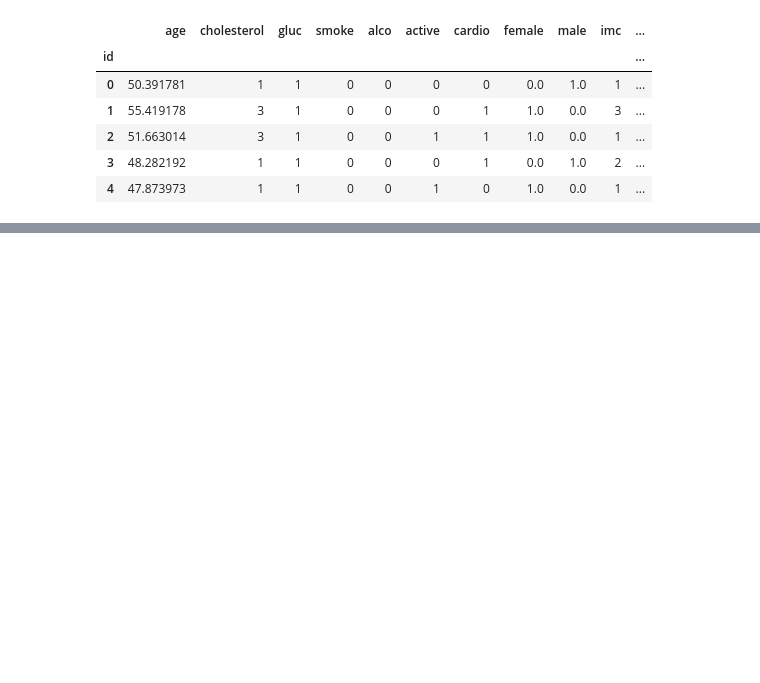
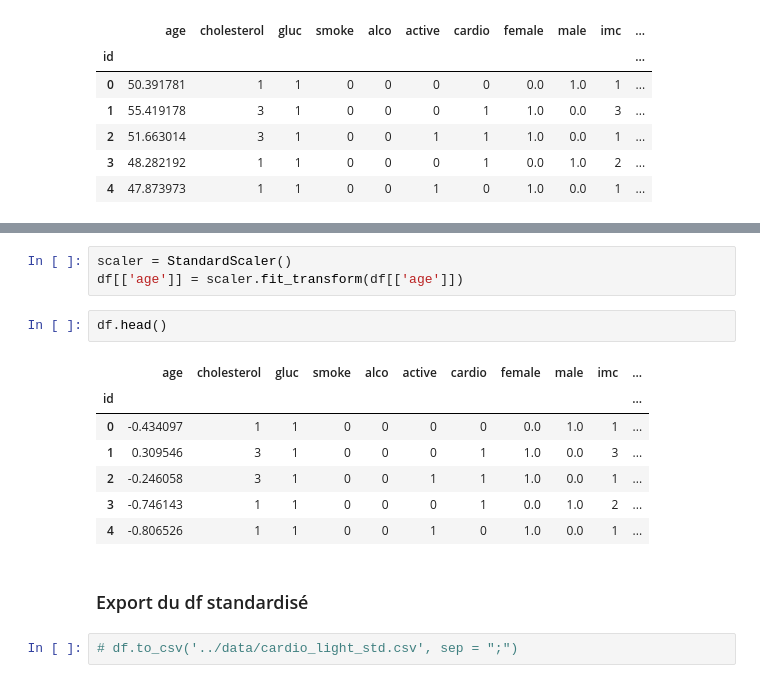
Before and after one commit to sulivan-moreau/cardio-vasc-risks, a Jupyter notebook: notebooks/preprocessing.ipynb, the cells around one changed output, grey strips where cells are left out. Drawn from its saved outputs; the diff is of its cells as text; blank space fills up the shorter version.

```diff
--- a/notebooks/preprocessing.ipynb
+++ b/notebooks/preprocessing.ipynb
@@ -206,0 +225,17 @@ df.to_csv('../data/cardio_light.csv', sep = ";")
+# %%
+scaler = StandardScaler()
+df[['age']] = scaler.fit_transform(df[['age']])
+# %%
+df.head()
+# %% [output]
+|  | age | cholesterol | gluc | smoke | alco | active | cardio | female | male | imc | ... |
+| id |  |  |  |  |  |  |  |  |  |  | ... |
+| 0 | -0.434097 | 1 | 1 | 0 | 0 | 0 | 0 | 0.0 | 1.0 | 1 | ... |
+| 1 | 0.309546 | 3 | 1 | 0 | 0 | 0 | 1 | 1.0 | 0.0 | 3 | ... |
+| 2 | -0.246058 | 3 | 1 | 0 | 0 | 1 | 1 | 1.0 | 0.0 | 1 | ... |
+| 3 | -0.746143 | 1 | 1 | 0 | 0 | 0 | 1 | 0.0 | 1.0 | 2 | ... |
+| 4 | -0.806526 | 1 | 1 | 0 | 0 | 1 | 0 | 1.0 | 0.0 | 1 | ... |
+# %% [markdown]
+### Export du df standardisé
+# %%
+# df.to_csv('../data/cardio_light_std.csv', sep = ";")
```
Also changed, not shown: parts of 5 cells of this notebook, 6 other files.
